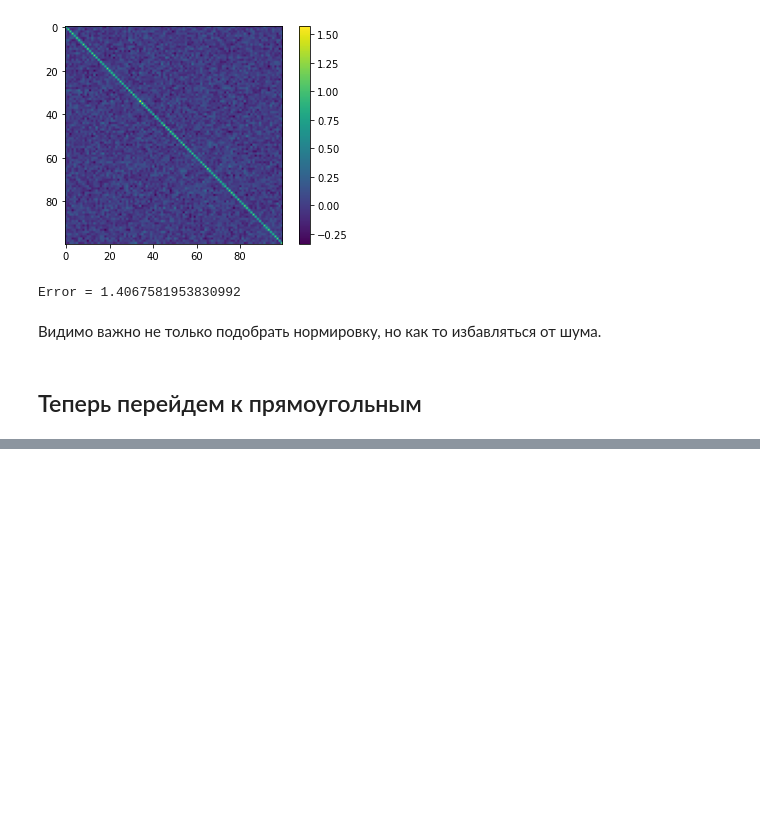
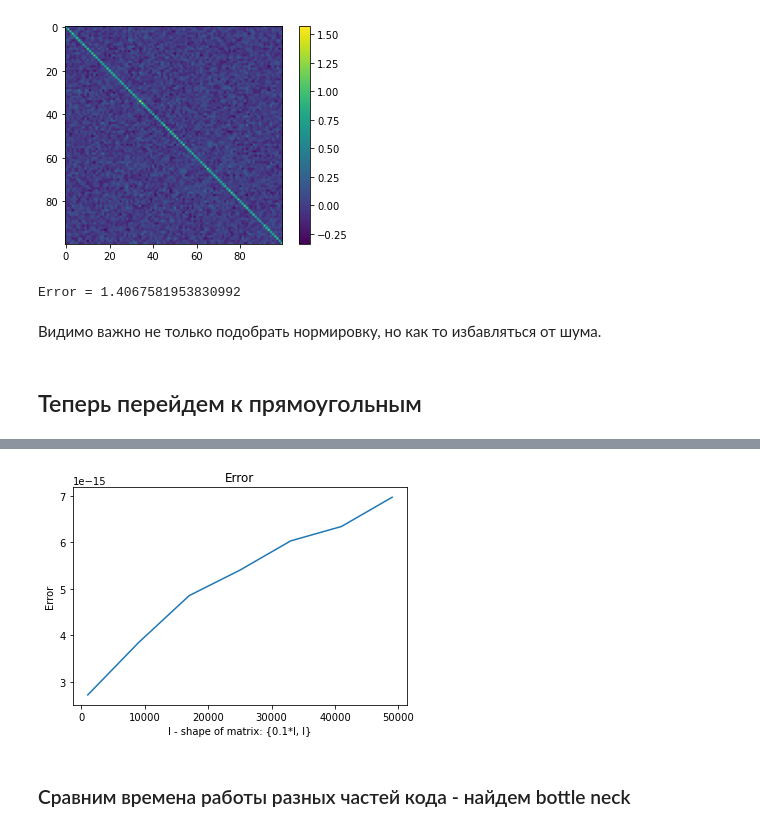
Before and after one commit to SvMixa/Random, a Jupyter notebook: RSVD.ipynb, the cells around one changed output, grey strips where cells are left out. Saved outputs shown, nothing was run; the diff lists cells and outputs as text; code cells hidden in the pictures; blank space fills up the shorter version.

```diff
--- a/RSVD.ipynb
+++ b/RSVD.ipynb
@@ -150,0 +238,10 @@ Error = 1.4067581953830992
+# %%
+plt.plot(range(1000, L, 8000), error)
+plt.ylabel("Error")
+plt.xlabel("l - shape of matrix: {0.1*l, l}")
+plt.title("Error")
+plt.show()
+# %% [output]
+[figure, added]
+# %% [markdown]
+### Сравним времена работы разных частей кода - найдем bottle neck
```
Also changed, not shown: parts of 15 cells of this notebook.
